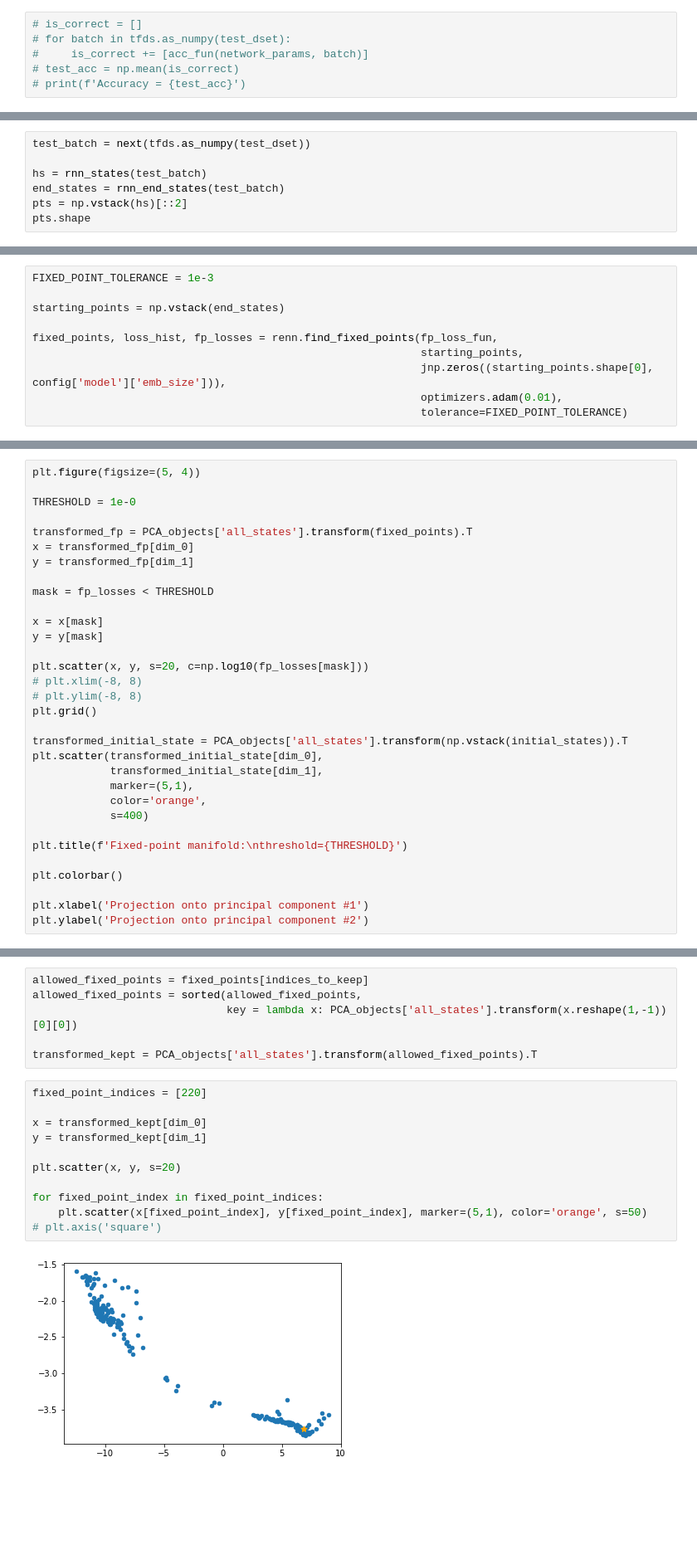
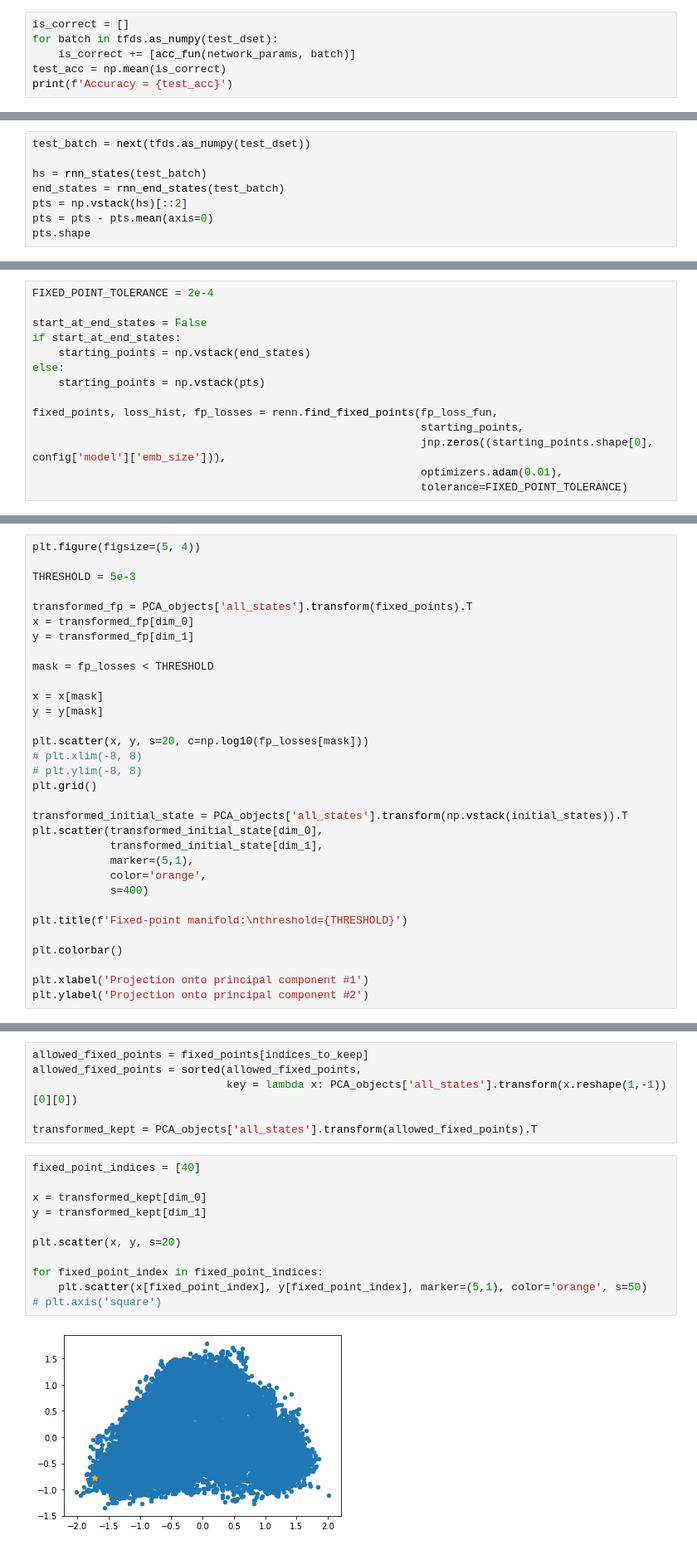
Before and after one commit to ramasesh/rnn_dynamics, a Jupyter notebook: Multi-class sentiment fixed point.ipynb, the cells around one changed output, grey strips where cells are left out. Shown: that part at 83% size. Cells and saved outputs as stored; diff of their text form; blank space fills up the shorter version.

```diff
--- a/Multi-class sentiment fixed point.ipynb
+++ b/Multi-class sentiment fixed point.ipynb
@@ -60,11 +63,11 @@ DeviceArray(23.594744, dtype=float32)
 acc_fun = utils.make_acc_fun(apply_fun,
                              num_outputs = config['model']['num_outputs'])
 # %%
-# is_correct = []
-# for batch in tfds.as_numpy(test_dset):
-#     is_correct += [acc_fun(network_params, batch)]
-# test_acc = np.mean(is_correct)
-# print(f'Accuracy = {test_acc}')
+is_correct = []
+for batch in tfds.as_numpy(test_dset):
+    is_correct += [acc_fun(network_params, batch)]
+test_acc = np.mean(is_correct)
+print(f'Accuracy = {test_acc}')
 # %% [markdown]
 ## Analysis
 # %% [markdown]
@@ -89,5 +92,6 @@ test_batch = next(tfds.as_numpy(test_dset))
 hs = rnn_states(test_batch)
 end_states = rnn_end_states(test_batch)
 pts = np.vstack(hs)[::2]
+pts = pts - pts.mean(axis=0)
 pts.shape
 # %% [output]
@@ -173,9 +169,13 @@ plt.legend(loc='upper right')
 # %%
 fp_loss_fun = renn.build_fixed_point_loss(cell, rnn_params)
 # %%
-FIXED_POINT_TOLERANCE = 1e-3
+FIXED_POINT_TOLERANCE = 2e-4
 
-starting_points = np.vstack(end_states)
+start_at_end_states = False
+if start_at_end_states:
+    starting_points = np.vstack(end_states)
+else:
+    starting_points = np.vstack(pts)
 
 fixed_points, loss_hist, fp_losses = renn.find_fixed_points(fp_loss_fun,
                                                             starting_points,
@@ -192,7 +193,7 @@ Text(0, 0.5, 'Fixed point loss')
 # %%
 plt.figure(figsize=(5, 4))
 
-THRESHOLD = 1e-0
+THRESHOLD = 5e-3
 
 transformed_fp = PCA_objects['all_states'].transform(fixed_points).T
 x = transformed_fp[dim_0]
@@ -346,18 +361,18 @@ allowed_fixed_points = sorted(allowed_fixed_points,
 
 transformed_kept = PCA_objects['all_states'].transform(allowed_fixed_points).T
 # %%
-fixed_point_indices = [220]
+fixed_point_indices = [40]
 
 x = transformed_kept[dim_0]
 y = transformed_kept[dim_1]
 
 plt.scatter(x, y, s=20)
 
 for fixed_point_index in fixed_point_indices:
     plt.scatter(x[fixed_point_index], y[fixed_point_index], marker=(5,1), color='orange', s=50)
 # plt.axis('square')
 # %% [output]
-[figure, old version]
+[figure, new version]
 # %%
 top_k = 5
 
```
Also changed, not shown: parts of 28 cells of this notebook, 8 other files.
